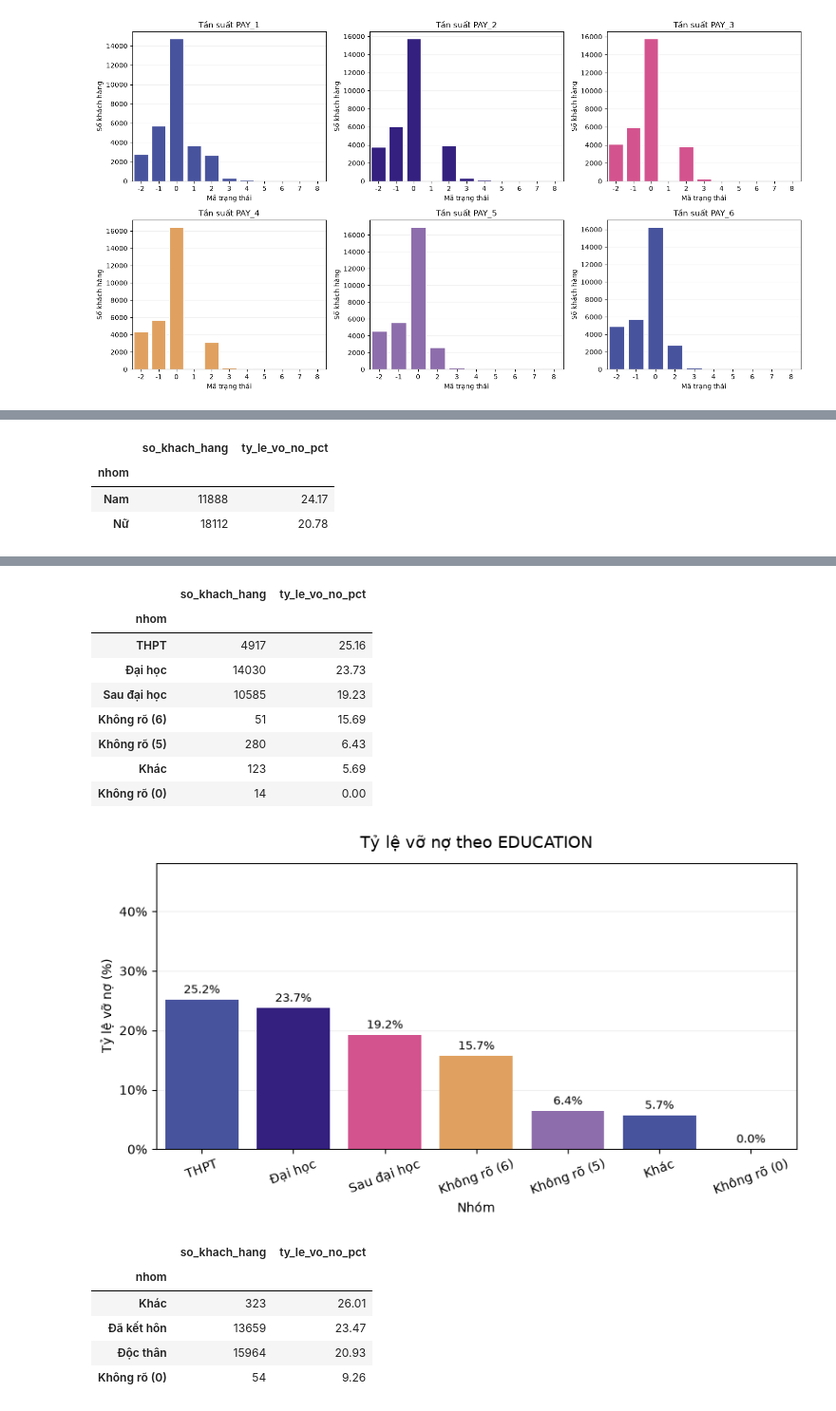
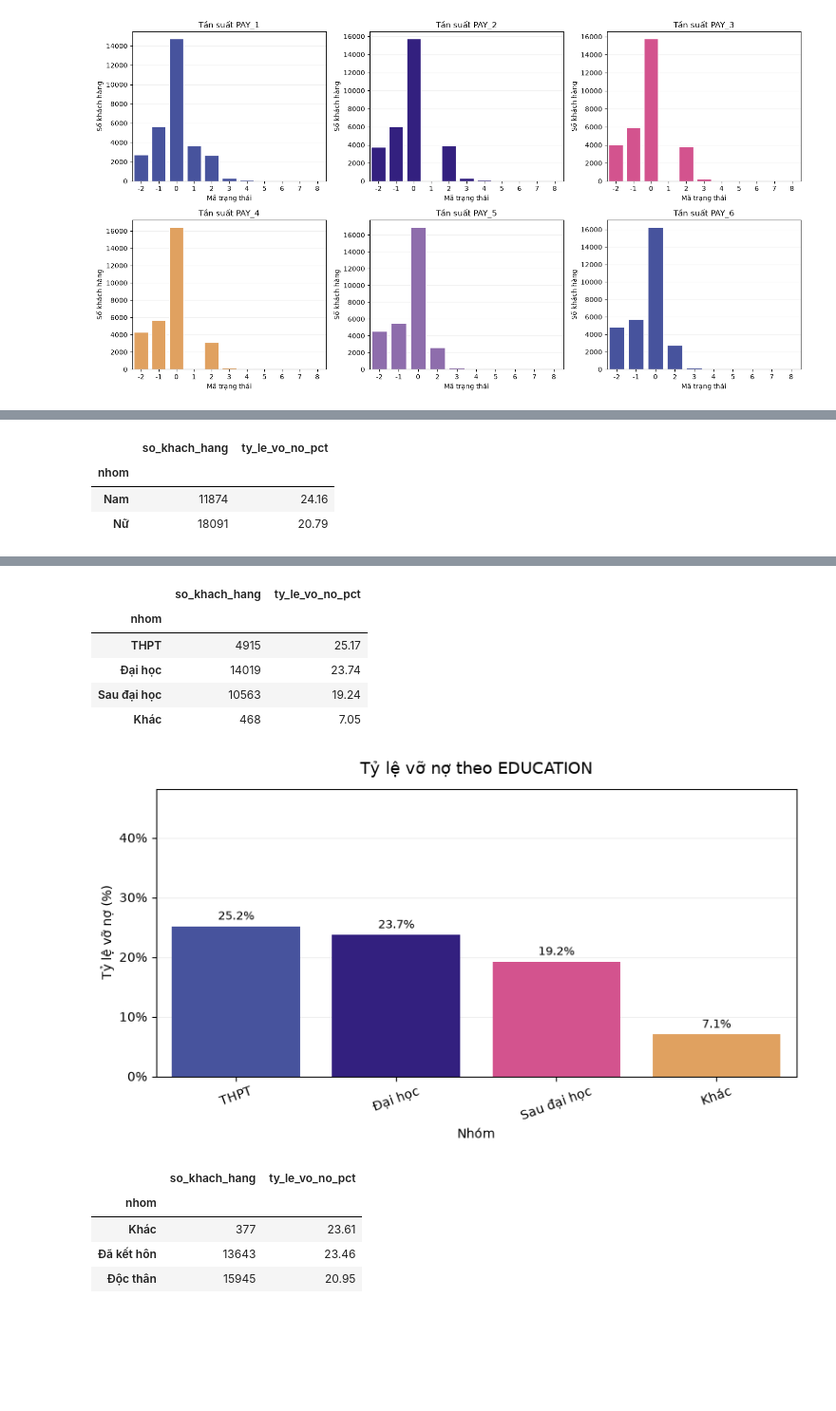
Before and after one commit to Nguen-03/ML_report, a Jupyter notebook: notebook/EDA.ipynb, the cells around one changed output, grey strips where cells are left out. Shown at 95% size. Drawn from its saved outputs; the diff is of its cells as text; code cells hidden in the pictures; blank space fills up the shorter version.

```diff
--- a/notebook/EDA.ipynb
+++ b/notebook/EDA.ipynb
@@ -40,8 +40,8 @@ df.columns = [str(c) for c in df.columns]
 print("Ten cot sau khi xoa khoang trang: ", df.columns.tolist())
 
 rename_map = {
-    'default payment next month': 'default_next_month',
-    "Y": "default_next_month",
+    'default payment next month': 'default',
+    "Y": "default",
     "X1": "LIMIT_BAL",
     "X2": "SEX",
     "X3": "EDUCATION",
@@ -72,12 +72,8 @@ rename_map = {
 df = df.rename(columns=rename_map)
 print("Ten cot sau khi chuan hoa: ", df.columns.tolist())
 
-if "default_next_month" in df.columns:
-    candidates=[c for c in df.columns if "default" in c.lower() or c.lower()=="Y"]
-    if candidates:
-        df=df.rename(columns={candidates[-1]:"default_next_month"})
 df = df.rename(columns={'PAY_0':'PAY_1'})
-if "default_next_month" not in df.columns:
+if "default" not in df.columns:
     raise ValueError("Không tìm thấy cột nhãn. Hãy kiểm tra tên cột của file dữ liệu.")
 
 print("Kích thước dữ liệu:", df.shape)
@@ -213,7 +245,7 @@ PAY_1 (trạng thái thanh toán tháng gần nhất)
 
 
 # Tên cột mục tiêu
-target = "default_next_month"
+target = "default"
 
 # Thống kê nhãn 0 và 1
 target_counts = (
@@ -243,7 +275,7 @@ colors = [blue, pink]
 background = "#FFFFFF"
 
 # Tạo thư mục lưu biểu đồ
-# os.makedirs("figures", exist_ok=True)
+os.makedirs("../results/figures", exist_ok=True)
 
 # Tạo 2 biểu đồ cạnh nhau
 fig, ax = plt.subplots(
@@ -254,9 +286,8 @@ fig, ax = plt.subplots(
 
 fig.patch.set_facecolor(background)
 
-# =========================
 # 1. Biểu đồ cột
-# =========================
+
 bars = ax[0].bar(
     [str(i) for i in target_counts.index],
     target_counts.values,
@@ -291,9 +322,7 @@ ax[0].bar_label(
 
 ax[0].set_ylim(0, max(target_counts.max() * 1.12, 1))
 
-# =========================
 # 2. Biểu đồ tròn
-# =========================
 wedges, texts, autotexts = ax[1].pie(
     target_counts.values,
     labels=["Không vỡ nợ", "Vỡ nợ"],
@@ -690,16 +718,12 @@ category_maps = {
         1: "Sau đại học",
         2: "Đại học",
         3: "THPT",
-        4: "Khác",
-        5: "Không rõ (5)",
-        6: "Không rõ (6)",
-        0: "Không rõ (0)"
+        4: "Khác"
     },
     "MARRIAGE": {
         1: "Đã kết hôn",
         2: "Độc thân",
-        3: "Khác",
-        0: "Không rõ (0)"
+        3: "Khác"
     }
 }
 
@@ -838,46 +862,42 @@ if "AGE" in df.columns:
         hue="nhom_tuoi",
         palette=age_color_map,
         legend=False,
         errorbar=None,
         ax=ax
     )
 
     for container in ax.containers:
         ax.bar_label(
             container,
             fmt="%.1f%%",
             padding=3,
             fontsize=9
         )
 
     ax.set_title("Tỷ lệ vỡ nợ theo nhóm tuổi", fontsize=13, pad=12)
     ax.set_xlabel("Nhóm tuổi")
     ax.set_ylabel("Tỷ lệ vỡ nợ (%)")
     ax.grid(axis="y", alpha=0.2)
     ax.set_axisbelow(True)
     fig.patch.set_facecolor(background)
 
     plt.tight_layout()
     plt.show()
 # %% [output]
 |  | so_khach_hang | ty_le_vo_no_pct |
 | nhom |  |  |
-| Nam | 11888 | 24.17 |
-| Nữ | 18112 | 20.78 |
+| Nam | 11874 | 24.16 |
+| Nữ | 18091 | 20.79 |
 [figure]
 |  | so_khach_hang | ty_le_vo_no_pct |
 | nhom |  |  |
-| THPT | 4917 | 25.16 |
-| Đại học | 14030 | 23.73 |
-| Sau đại học | 10585 | 19.23 |
-| Không rõ (6) | 51 | 15.69 |
-| Không rõ (5) | 280 | 6.43 |
-| Khác | 123 | 5.69 |
-| Không rõ (0) | 14 | 0.00 |
+| THPT | 4915 | 25.17 |
+| Đại học | 14019 | 23.74 |
+| Sau đại học | 10563 | 19.24 |
+| Khác | 468 | 7.05 |
-[figure, old version]
+[figure, new version]
 |  | so_khach_hang | ty_le_vo_no_pct |
 | nhom |  |  |
-| Khác | 323 | 26.01 |
-| Đã kết hôn | 13659 | 23.47 |
-| Độc thân | 15964 | 20.93 |
-| Không rõ (0) | 54 | 9.26 |
+| Khác | 377 | 23.61 |
+| Đã kết hôn | 13643 | 23.46 |
+| Độc thân | 15945 | 20.95 |
```
Also changed, not shown: parts of 8 cells of this notebook.
